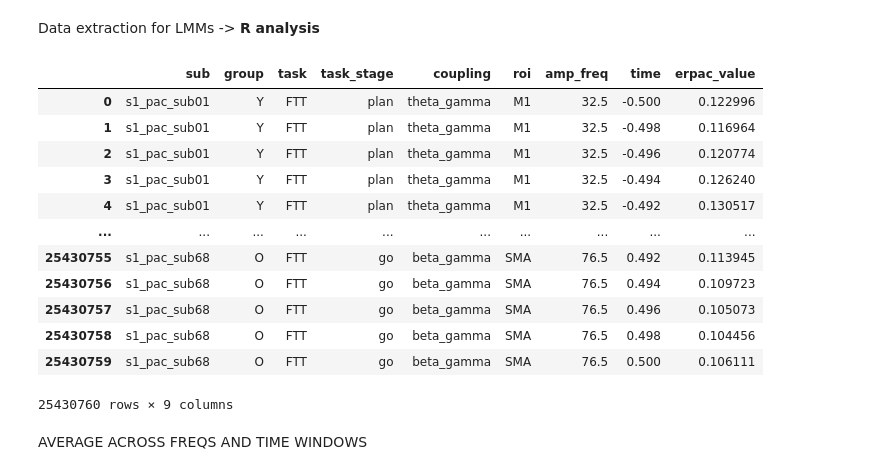
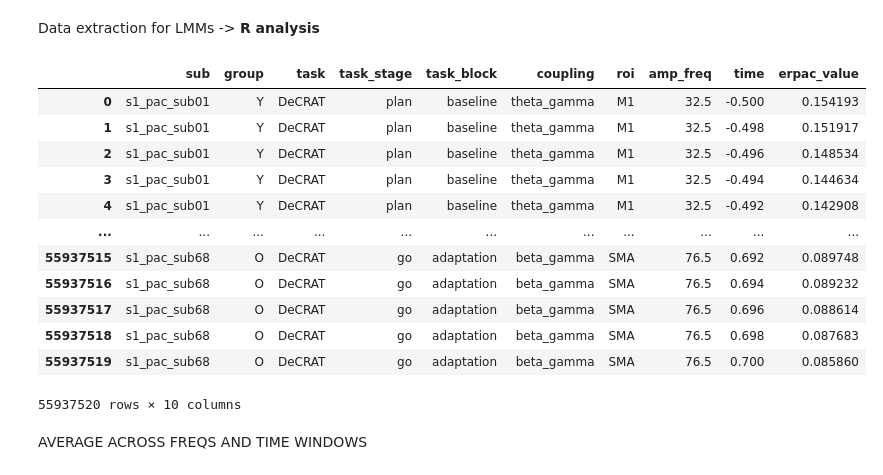
Before and after one commit to bonokat/motor_pac_aging, a Jupyter notebook: notebooks/erpac_df_prep_stats.ipynb, the cells around one changed output. Saved outputs shown, nothing was run; the diff lists cells and outputs as text; code cells hidden in the pictures.

Commit message:
S2 analysis - DeCRAT

```diff
--- a/notebooks/erpac_df_prep_stats.ipynb
+++ b/notebooks/erpac_df_prep_stats.ipynb
@@ -11,25 +11,27 @@ from config.paths import ERPAC_DIR
 # %% [markdown]
 Data extraction for LMMs -> **R analysis**
 # %%
+task = "DeCRAT"
+
 erpac_df = pd.read_parquet(
-    r"F:\# study 2\eeg_data\erpac\erpac_results.parquet"
+    r"F:\# study 2\eeg_data\erpac\DeCRAT_erpac_results.parquet"
 )
 
 erpac_df
 # %% [output]
-|  | sub | group | task | task_stage | coupling | roi | amp_freq | time | erpac_value |
-| 0 | s1_pac_sub01 | Y | FTT | plan | theta_gamma | M1 | 32.5 | -0.500 | 0.122996 |
-| 1 | s1_pac_sub01 | Y | FTT | plan | theta_gamma | M1 | 32.5 | -0.498 | 0.116964 |
-| 2 | s1_pac_sub01 | Y | FTT | plan | theta_gamma | M1 | 32.5 | -0.496 | 0.120774 |
-| 3 | s1_pac_sub01 | Y | FTT | plan | theta_gamma | M1 | 32.5 | -0.494 | 0.126240 |
-| 4 | s1_pac_sub01 | Y | FTT | plan | theta_gamma | M1 | 32.5 | -0.492 | 0.130517 |
-| ... | ... | ... | ... | ... | ... | ... | ... | ... | ... |
-| 25430755 | s1_pac_sub68 | O | FTT | go | beta_gamma | SMA | 76.5 | 0.492 | 0.113945 |
-| 25430756 | s1_pac_sub68 | O | FTT | go | beta_gamma | SMA | 76.5 | 0.494 | 0.109723 |
-| 25430757 | s1_pac_sub68 | O | FTT | go | beta_gamma | SMA | 76.5 | 0.496 | 0.105073 |
-| 25430758 | s1_pac_sub68 | O | FTT | go | beta_gamma | SMA | 76.5 | 0.498 | 0.104456 |
-| 25430759 | s1_pac_sub68 | O | FTT | go | beta_gamma | SMA | 76.5 | 0.500 | 0.106111 |
+|  | sub | group | task | task_stage | task_block | coupling | roi | amp_freq | time | erpac_value |
+| 0 | s1_pac_sub01 | Y | DeCRAT | plan | baseline | theta_gamma | M1 | 32.5 | -0.500 | 0.154193 |
+| 1 | s1_pac_sub01 | Y | DeCRAT | plan | baseline | theta_gamma | M1 | 32.5 | -0.498 | 0.151917 |
+| 2 | s1_pac_sub01 | Y | DeCRAT | plan | baseline | theta_gamma | M1 | 32.5 | -0.496 | 0.148534 |
+| 3 | s1_pac_sub01 | Y | DeCRAT | plan | baseline | theta_gamma | M1 | 32.5 | -0.494 | 0.144634 |
+| 4 | s1_pac_sub01 | Y | DeCRAT | plan | baseline | theta_gamma | M1 | 32.5 | -0.492 | 0.142908 |
+| ... | ... | ... | ... | ... | ... | ... | ... | ... | ... | ... |
+| 55937515 | s1_pac_sub68 | O | DeCRAT | go | adaptation | beta_gamma | SMA | 76.5 | 0.692 | 0.089748 |
+| 55937516 | s1_pac_sub68 | O | DeCRAT | go | adaptation | beta_gamma | SMA | 76.5 | 0.694 | 0.089232 |
+| 55937517 | s1_pac_sub68 | O | DeCRAT | go | adaptation | beta_gamma | SMA | 76.5 | 0.696 | 0.088614 |
+| 55937518 | s1_pac_sub68 | O | DeCRAT | go | adaptation | beta_gamma | SMA | 76.5 | 0.698 | 0.087683 |
+| 55937519 | s1_pac_sub68 | O | DeCRAT | go | adaptation | beta_gamma | SMA | 76.5 | 0.700 | 0.085860 |
-25430760 rows × 9 columns
+55937520 rows × 10 columns
 # %% [markdown]
 AVERAGE ACROSS FREQS AND TIME WINDOWS
 # %%
```
Also changed, not shown: parts of 5 cells of this notebook, 7 other files.
